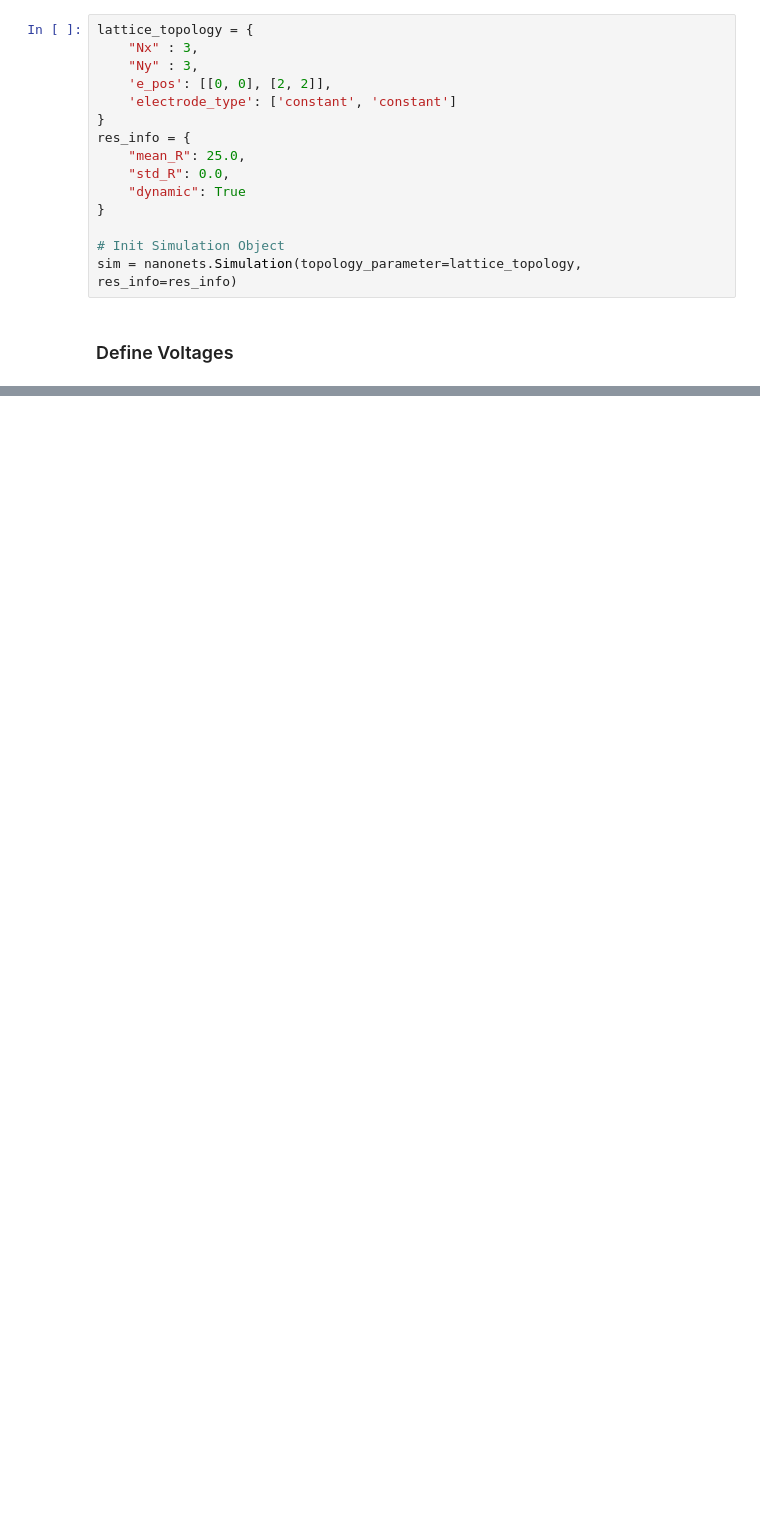
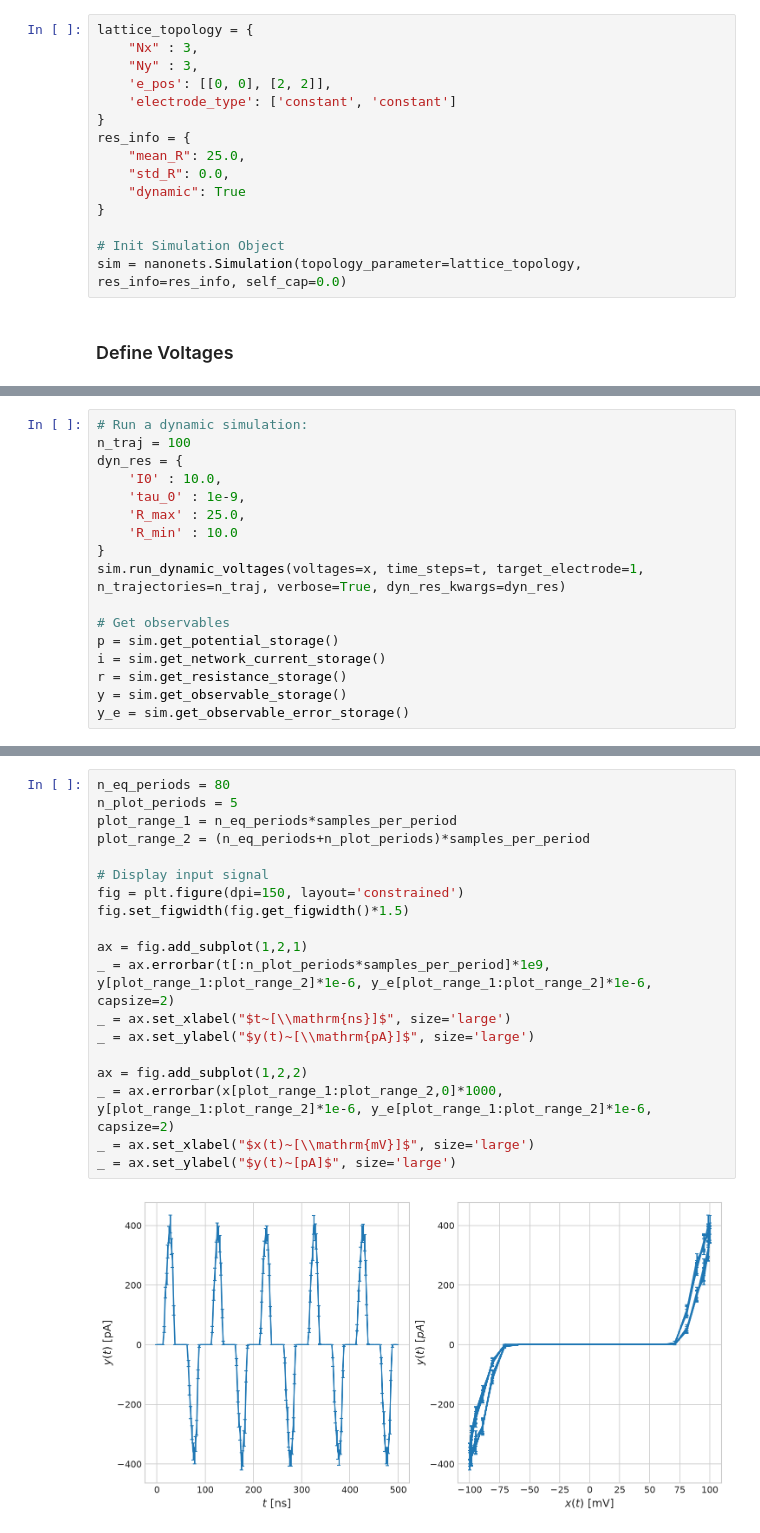
Before and after one commit to JonasMnsing/nanonets, a Jupyter notebook: tutorials/03_dynamic_resistances.ipynb, the cells around one changed output, grey strips where cells are left out. Drawn from its saved outputs; the diff is of its cells as text; blank space fills up the shorter version.

Commit message:
dynamic_resistances tutorial

```diff
--- a/tutorials/03_dynamic_resistances.ipynb
+++ b/tutorials/03_dynamic_resistances.ipynb
@@ -23,7 +25,7 @@ res_info = {
 }
 
 # Init Simulation Object
-sim = nanonets.Simulation(topology_parameter=lattice_topology, res_info=res_info)
+sim = nanonets.Simulation(topology_parameter=lattice_topology, res_info=res_info, self_cap=0.0)
 # %% [markdown]
 ### Define Voltages
 # %%
@@ -40,0 +54,17 @@ _ = ax.set_ylabel("$$")
+# %%
+# Run a dynamic simulation:
+n_traj = 100
+dyn_res = {
+    'I0' : 10.0,
+    'tau_0' : 1e-9,
+    'R_max' : 25.0,
+    'R_min' : 10.0
+}
+sim.run_dynamic_voltages(voltages=x, time_steps=t, target_electrode=1, n_trajectories=n_traj, verbose=True, dyn_res_kwargs=dyn_res)
+
+# Get observables
+p = sim.get_potential_storage()
+i = sim.get_network_current_storage()
+r = sim.get_resistance_storage()
+y = sim.get_observable_storage()
+y_e = sim.get_observable_error_storage()
@@ -40,0 +73,21 @@ _ = ax.set_ylabel("$$")
+# %%
+n_eq_periods = 80
+n_plot_periods = 5
+plot_range_1 = n_eq_periods*samples_per_period
+plot_range_2 = (n_eq_periods+n_plot_periods)*samples_per_period
+
+# Display input signal
+fig = plt.figure(dpi=150, layout='constrained')
+fig.set_figwidth(fig.get_figwidth()*1.5)
+
+ax = fig.add_subplot(1,2,1)
+_ = ax.errorbar(t[:n_plot_periods*samples_per_period]*1e9, y[plot_range_1:plot_range_2]*1e-6, y_e[plot_range_1:plot_range_2]*1e-6, capsize=2)
+_ = ax.set_xlabel("$t~[\\mathrm{ns}]$", size='large')
+_ = ax.set_ylabel("$y(t)~[\\mathrm{pA}]$", size='large')
+
+ax = fig.add_subplot(1,2,2)
+_ = ax.errorbar(x[plot_range_1:plot_range_2,0]*1000, y[plot_range_1:plot_range_2]*1e-6, y_e[plot_range_1:plot_range_2]*1e-6, capsize=2)
+_ = ax.set_xlabel("$x(t)~[\\mathrm{mV}]$", size='large')
+_ = ax.set_ylabel("$y(t)~[pA]$", size='large')
+# %% [output]
+[figure, added]
```
Also changed, not shown: parts of 5 cells of this notebook, 7 other files.
